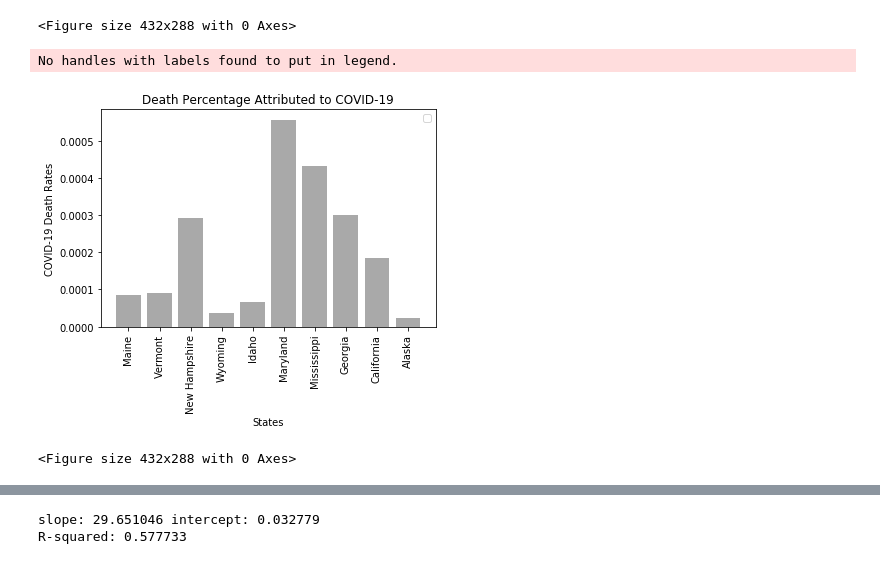
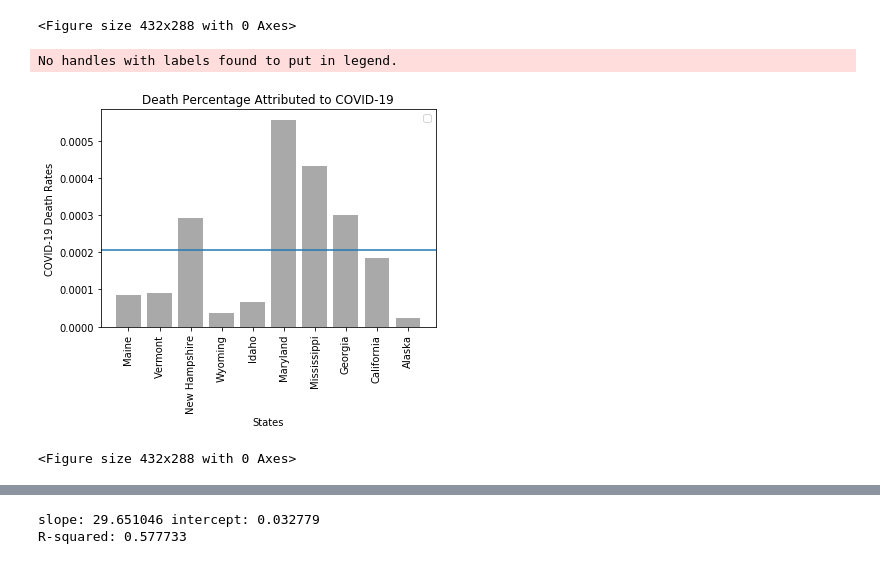
Before and after one commit to MBoerenko/Project1, a Jupyter notebook: CleanUp.ipynb, the cells around one changed output, grey strips where cells are left out. Saved outputs shown, nothing was run; the diff lists cells and outputs as text; code cells hidden in the pictures.

```diff
--- a/CleanUp.ipynb
+++ b/CleanUp.ipynb
@@ -282,34 +284,38 @@ No handles with labels found to put in legend.
 [figure]
 <Figure size 432x288 with 0 Axes>
 # %%
-#Bar chart for COVID-19 infection rates breakdown by state
+#Bar chart for COVID-19 death rates breakdown by state
 
 #Create data frame for chart
 covid_breakdown_bar = racial_breakdown_df[["State", "Death Percentage"]]
 states = covid_breakdown_bar["State"]
 covid_breakdown_bar = covid_breakdown_bar.set_index(states)
 
 #Plot the bars for the bar chart (left over from two bar chart)
 B = covid_breakdown_bar["Death Percentage"]
 
 #Plot the x-axis
 X = covid_breakdown_bar["State"]
 
 #Chart formatting
 plt.bar(X, B, color = 'darkgray')
 plt.xticks(rotation='vertical')
 plt.xlabel("States")
 plt.ylabel("COVID-19 Death Rates")
 plt.title("Death Percentage Attributed to COVID-19")
 plt.legend(loc='best')
 
+# use axhline
+mean = covid_breakdown_bar["Death Percentage"].mean()
+plt.axhline(mean)
+
 #Show and save chart
 plt.show()
 plt.tight_layout()
 plt.savefig("Charts/%_Deaths_COVID_barchart.png")
 # %% [output]
 No handles with labels found to put in legend.
-[figure, old version]
+[figure, new version]
 <Figure size 432x288 with 0 Axes>
 # %%
 #Infection broken down by minorities
```
Also changed, not shown: parts of 6 cells of this notebook, 8 other files.
